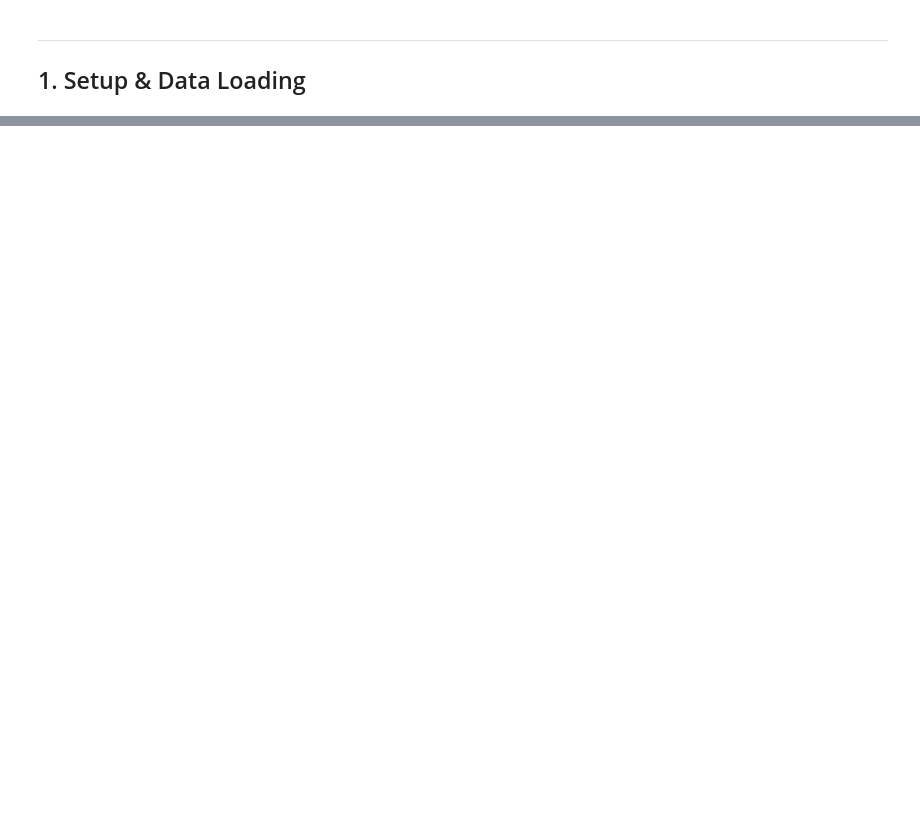
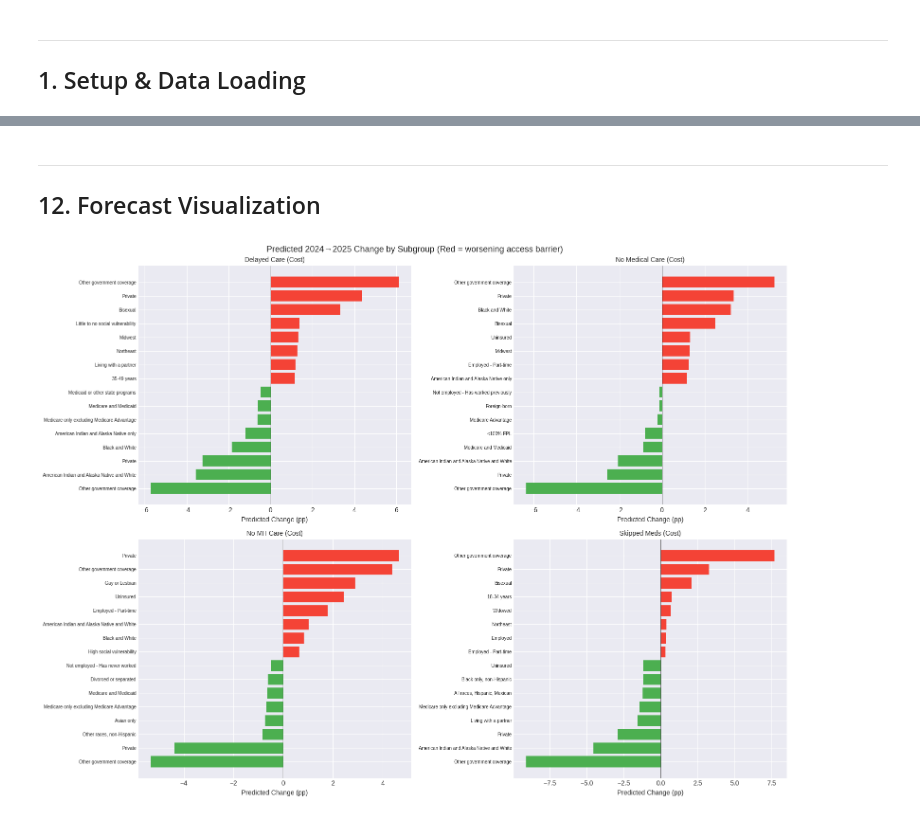
Before and after one commit to jomandaman/datathon-2026, a Jupyter notebook: notebooks/Accessible_Infinity_Tunnel_Datathon2026_ML.ipynb, the cells around one changed output, grey strips where cells are left out. Drawn from its saved outputs; the diff is of its cells as text; code cells hidden in the pictures; blank space fills up the shorter version.

```diff
--- a/notebooks/Accessible_Infinity_Tunnel_Datathon2026_ML.ipynb
+++ b/notebooks/Accessible_Infinity_Tunnel_Datathon2026_ML.ipynb
@@ -330,0 +486,18 @@ plt.show()
+# %%
+# Predict 2025
+pred_2025 = final_model.predict(X_2025)
+forecast_rows['Predicted_2025'] = pred_2025
+
+# Decode labels for readable output
+forecast_results = forecast_rows[['TOPIC_encoded', 'SUBGROUP_encoded', 'ESTIMATE', 'Predicted_2025']].copy()
+forecast_results.rename(columns={'ESTIMATE': 'Actual_2024'}, inplace=True)
+forecast_results['TOPIC'] = encoders['TOPIC'].inverse_transform(forecast_results['TOPIC_encoded'])
+forecast_results['SUBGROUP'] = encoders['SUBGROUP'].inverse_transform(forecast_results['SUBGROUP_encoded'])
+forecast_results.drop(columns=['TOPIC_encoded', 'SUBGROUP_encoded'], inplace=True)
+forecast_results['Change_2024_to_2025'] = forecast_results['Predicted_2025'] - forecast_results['Actual_2024']
+
+print(f"2025 Predictions — Summary Statistics:")
+print(f"  Mean predicted value: {pred_2025.mean():.2f}")
+print(f"  Median predicted value: {np.median(pred_2025):.2f}")
+print(f"  Range: [{pred_2025.min():.2f}, {pred_2025.max():.2f}]")
+print(f"  Mean predicted change from 2024: {forecast_results['Change_2024_to_2025'].mean():.3f}")
@@ -330,0 +534,39 @@ plt.show()
+# %% [markdown]
+---
+## 12. Forecast Visualization
+# %%
+# Predicted change from 2024 to 2025 by topic
+fig, axes = plt.subplots(2, 2, figsize=(16, 12))
+
+topics = forecast_results['TOPIC'].dropna().unique()
+assert len(topics) > 0, "TOPIC column is all NaN — re-run from the prediction/decoding cell above"
+assert all(isinstance(t, str) for t in topics), f"TOPIC values are not strings: {topics[:3]} — re-run from the prediction/decoding cell above"
+
+for ax, topic in zip(axes.flat, topics):
+    topic_data = forecast_results[forecast_results['TOPIC'] == topic].sort_values('Change_2024_to_2025')
+
+    # Only show top/bottom movers if too many subgroups
+    if len(topic_data) > 20:
+        top_bottom = pd.concat([topic_data.head(8), topic_data.tail(8)])
+    else:
+        top_bottom = topic_data
+
+    colors = ['#F44336' if x > 0 else '#4CAF50' for x in top_bottom['Change_2024_to_2025']]
+    ax.barh(range(len(top_bottom)), top_bottom['Change_2024_to_2025'], color=colors)
+    ax.set_yticks(range(len(top_bottom)))
+    ax.set_yticklabels(top_bottom['SUBGROUP'], fontsize=7)
+    ax.axvline(0, color='black', linewidth=0.5)
+    ax.set_xlabel('Predicted Change (pp)')
+
+    # Shorten title
+    short = topic.replace('Delayed getting medical care due to cost among adults', 'Delayed Care (Cost)')
+    short = short.replace('Did not get needed medical care due to cost', 'No Medical Care (Cost)')
+    short = short.replace('Did not get needed mental health care due to cost', 'No MH Care (Cost)')
+    short = short.replace('Did not take medication as prescribed to save money', 'Skipped Meds (Cost)')
+    ax.set_title(short, fontsize=10)
+
+plt.suptitle('Predicted 2024→2025 Change by Subgroup (Red = worsening access barrier)', fontsize=13)
+plt.tight_layout()
+plt.show()
+# %% [output]
+[figure, added]
```
Also changed, not shown: parts of 58 cells of this notebook, 3 other files.
